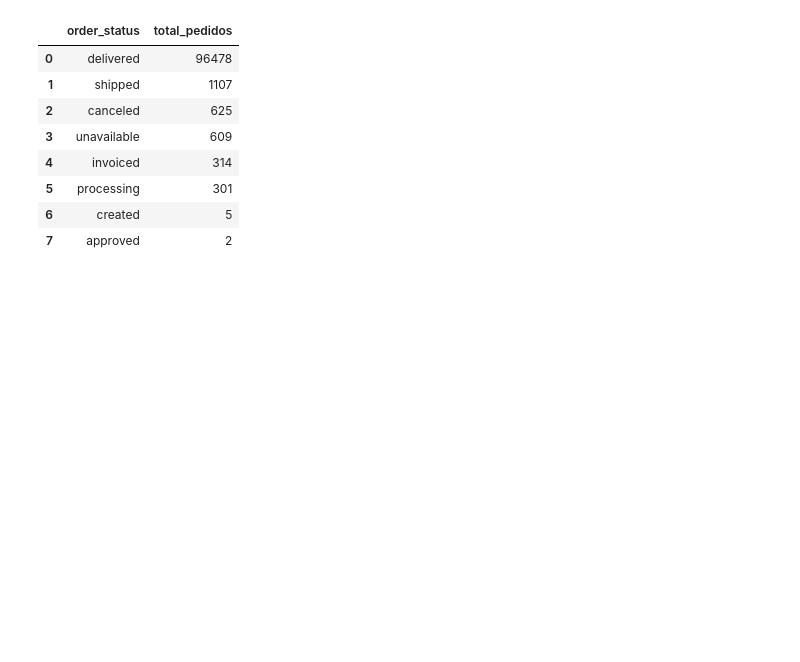
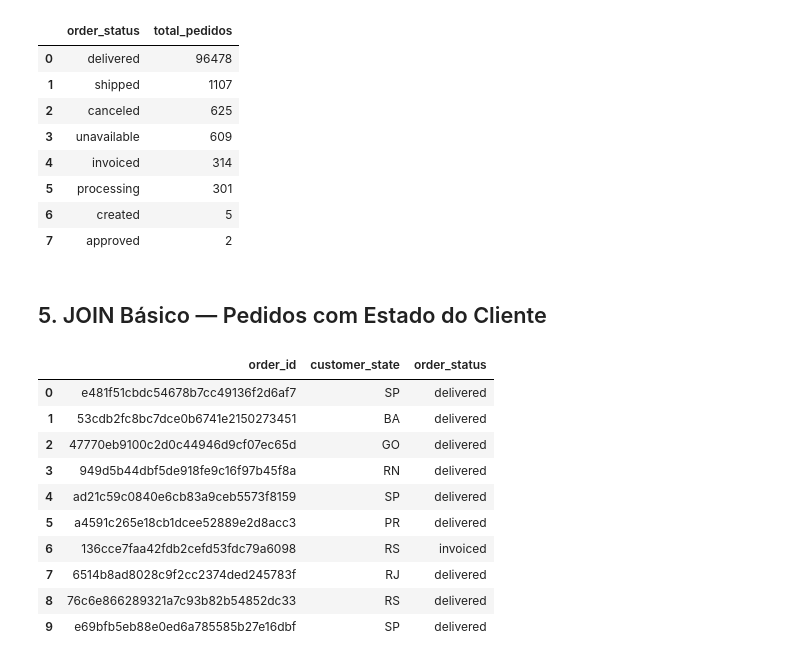
Before and after one commit to agnaldo-gonzaga/Data-Science-Learning, a Jupyter notebook: 01-SQL/Sql-Scripts/Olist_SQL/queries/olist_sql.ipynb, the cells around one changed output. Saved outputs shown, nothing was run; the diff lists cells and outputs as text; code cells hidden in the pictures; blank space fills up the shorter version.

```diff
--- a/01-SQL/Sql-Scripts/Olist_SQL/queries/olist_sql.ipynb
+++ b/01-SQL/Sql-Scripts/Olist_SQL/queries/olist_sql.ipynb
@@ -147,3 +147,25 @@ pd.read_sql_query(query, conn)
 | 5 | processing | 301 |
 | 6 | created | 5 |
 | 7 | approved | 2 |
+# %% [markdown]
+## 5. JOIN Básico — Pedidos com Estado do Cliente
+# %%
+query = """
+SELECT o.order_id, c.customer_state, o.order_status
+FROM tb_orders o
+JOIN tb_customers c ON o.customer_id = c.customer_id
+LIMIT 10;
+"""
+pd.read_sql_query(query, conn)
+# %% [output]
+|  | order_id | customer_state | order_status |
+| 0 | e481f51cbdc54678b7cc49136f2d6af7 | SP | delivered |
+| 1 | 53cdb2fc8bc7dce0b6741e2150273451 | BA | delivered |
+| 2 | 47770eb9100c2d0c44946d9cf07ec65d | GO | delivered |
+| 3 | 949d5b44dbf5de918fe9c16f97b45f8a | RN | delivered |
+| 4 | ad21c59c0840e6cb83a9ceb5573f8159 | SP | delivered |
+| 5 | a4591c265e18cb1dcee52889e2d8acc3 | PR | delivered |
+| 6 | 136cce7faa42fdb2cefd53fdc79a6098 | RS | invoiced |
+| 7 | 6514b8ad8028c9f2cc2374ded245783f | RJ | delivered |
+| 8 | 76c6e866289321a7c93b82b54852dc33 | RS | delivered |
+| 9 | e69bfb5eb88e0ed6a785585b27e16dbf | SP | delivered |
```
Also changed, not shown: parts of 2 cells of this notebook.
